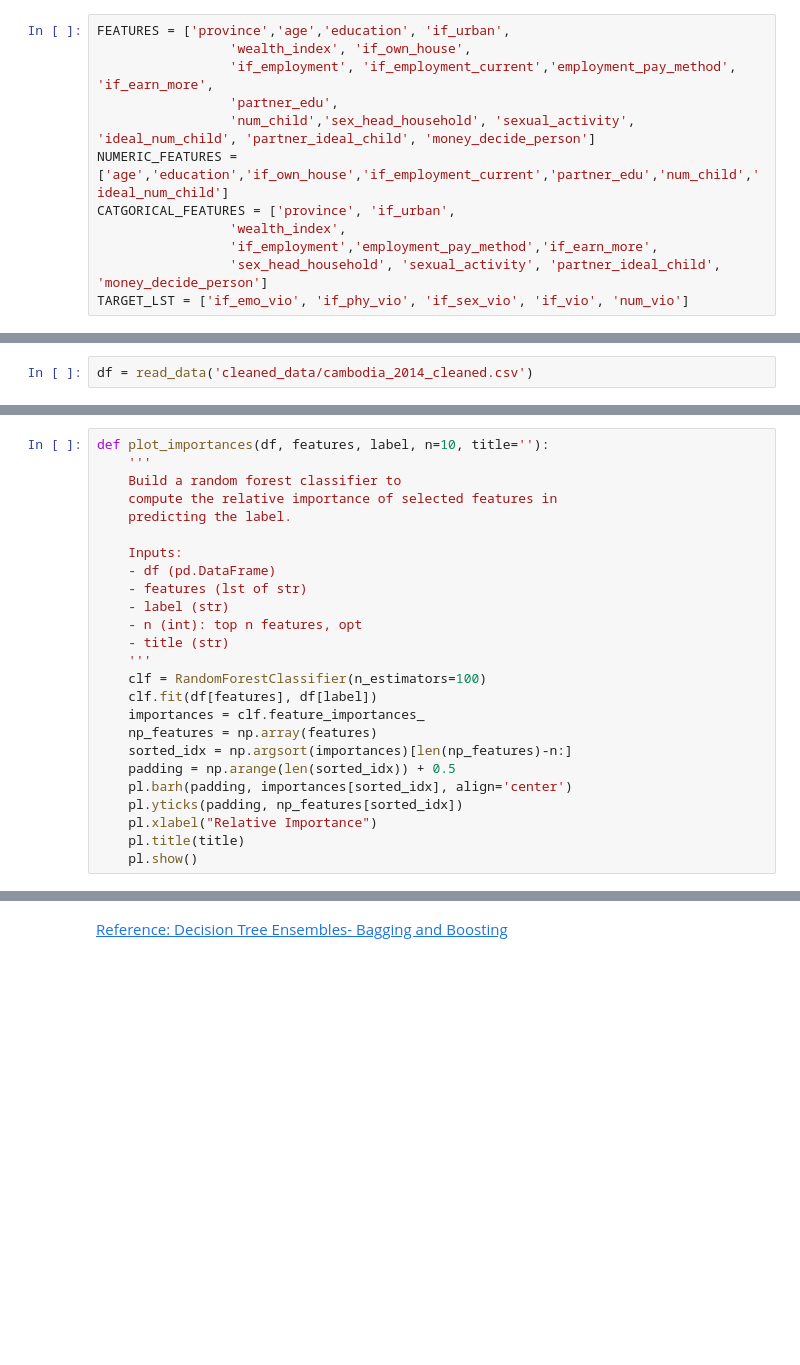
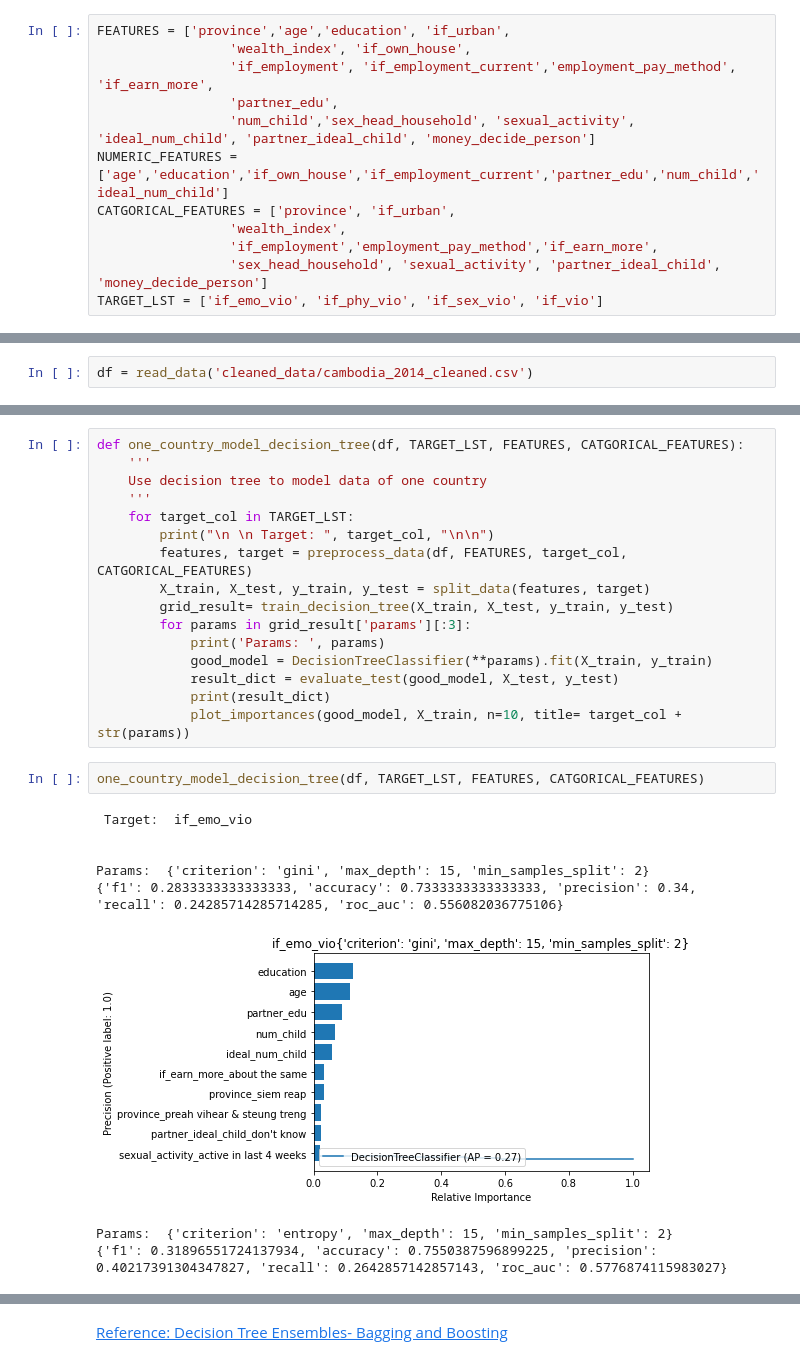
Before and after one commit to keiraou/ML-final-project, a Jupyter notebook: Tree_ensembles_analysis.ipynb, the cells around one changed output, grey strips where cells are left out. Drawn from its saved outputs; the diff is of its cells as text; blank space fills up the shorter version.

Commit message:
update tree ensembles

```diff
--- a/Tree_ensembles_analysis.ipynb
+++ b/Tree_ensembles_analysis.ipynb
@@ -27,7 +28,7 @@ CATGORICAL_FEATURES = ['province', 'if_urban',
                  'wealth_index',
                  'if_employment','employment_pay_method','if_earn_more',
                  'sex_head_household', 'sexual_activity', 'partner_ideal_child', 'money_decide_person']
-TARGET_LST = ['if_emo_vio', 'if_phy_vio', 'if_sex_vio', 'if_vio', 'num_vio']
+TARGET_LST = ['if_emo_vio', 'if_phy_vio', 'if_sex_vio', 'if_vio']
 # %%
 FILES = ['cleaned_data/cambodia_2014_cleaned.csv',
          'cleaned_data/Maldives_2016_cleaned.csv',
@@ -166,25 +159,0 @@ for target_col in TARGET_LST:
-# %%
-def plot_importances(df, features, label, n=10, title=''):
-    '''
-    Build a random forest classifier to
-    compute the relative importance of selected features in
-    predicting the label.
-
-    Inputs:
-    - df (pd.DataFrame)
-    - features (lst of str)
-    - label (str)
-    - n (int): top n features, opt
-    - title (str)
-    '''
-    clf = RandomForestClassifier(n_estimators=100)
-    clf.fit(df[features], df[label])
-    importances = clf.feature_importances_
-    np_features = np.array(features)
-    sorted_idx = np.argsort(importances)[len(np_features)-n:]
-    padding = np.arange(len(sorted_idx)) + 0.5
-    pl.barh(padding, importances[sorted_idx], align='center')
-    pl.yticks(padding, np_features[sorted_idx])
-    pl.xlabel("Relative Importance")
-    pl.title(title)
-    pl.show()
@@ -190,0 +181,27 @@ def plot_importances(df, features, label, n=10, title=''):
+# %%
+def one_country_model_decision_tree(df, TARGET_LST, FEATURES, CATGORICAL_FEATURES):
+    '''
+    Use decision tree to model data of one country
+    '''
+    for target_col in TARGET_LST:
+        print("\n \n Target: ", target_col, "\n\n")
+        features, target = preprocess_data(df, FEATURES, target_col, CATGORICAL_FEATURES)
+        X_train, X_test, y_train, y_test = split_data(features, target)
+        grid_result= train_decision_tree(X_train, X_test, y_train, y_test)
+        for params in grid_result['params'][:3]:
+            print('Params: ', params)
+            good_model = DecisionTreeClassifier(**params).fit(X_train, y_train)
+            result_dict = evaluate_test(good_model, X_test, y_test)
+            print(result_dict)
+            plot_importances(good_model, X_train, n=10, title= target_col + str(params))
+# %%
+one_country_model_decision_tree(df, TARGET_LST, FEATURES, CATGORICAL_FEATURES)
+# %% [output]
+ Target:  if_emo_vio
+
+
+Params:  {'criterion': 'gini', 'max_depth': 15, 'min_samples_split': 2}
+{'f1': 0.2833333333333333, 'accuracy': 0.7333333333333333, 'precision': 0.34, 'recall': 0.24285714285714285, 'roc_auc': 0.556082036775106}
+[figure, added]
+Params:  {'criterion': 'entropy', 'max_depth': 15, 'min_samples_split': 2}
+{'f1': 0.31896551724137934, 'accuracy': 0.7550387596899225, 'precision': 0.40217391304347827, 'recall': 0.2642857142857143, 'roc_auc': 0.5776874115983027}
```
Also changed, not shown: parts of 10 cells of this notebook, 2 other files.
